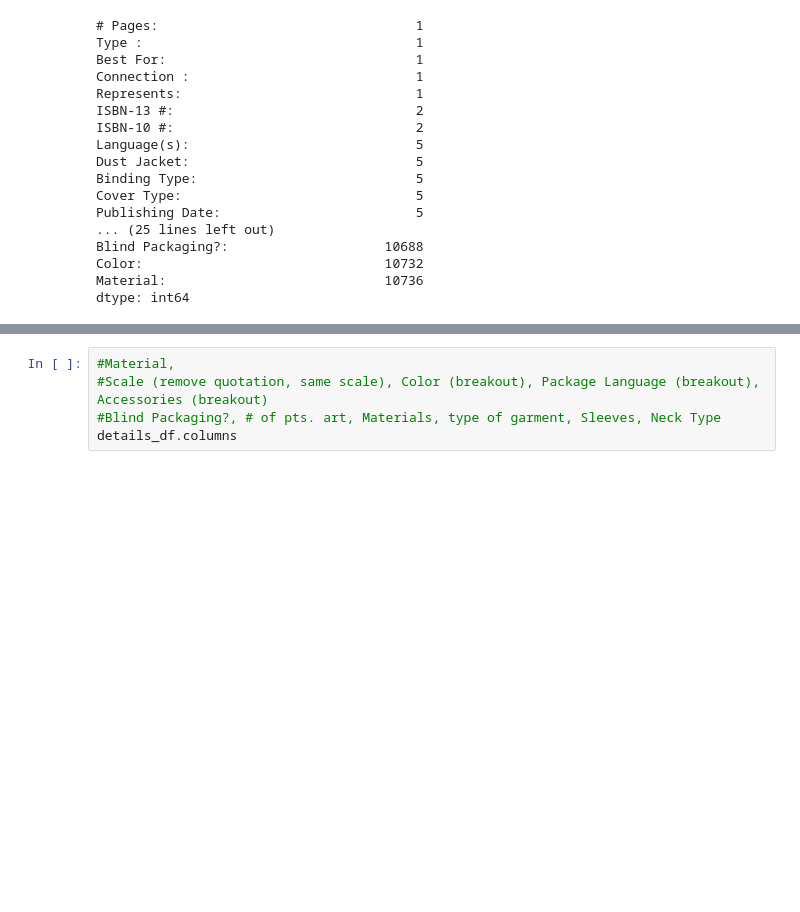
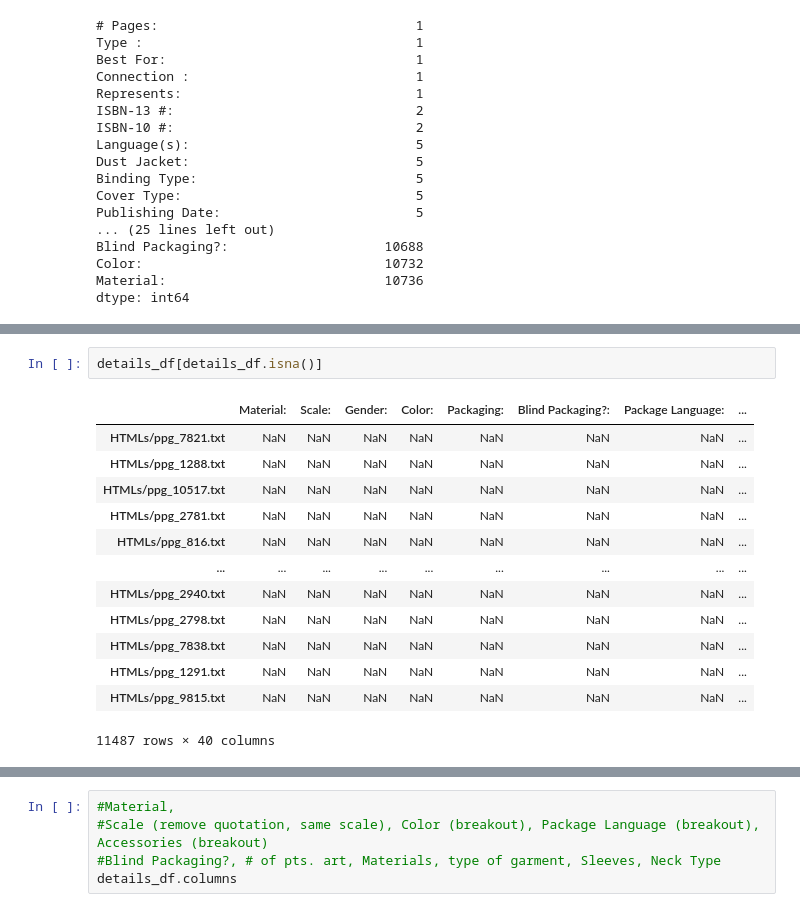
Before and after one commit to cttlc2u/proj2_funko, a Jupyter notebook: TS_Cleaning.ipynb, the cells around one changed output, grey strips where cells are left out. Saved outputs shown, nothing was run; the diff lists cells and outputs as text; blank space fills up the shorter version.

```diff
--- a/TS_Cleaning.ipynb
+++ b/TS_Cleaning.ipynb
@@ -325,0 +349,16 @@ dtype: int64
+# %%
+details_df[details_df.isna()]
+# %% [output]
+|  | Material: | Scale: | Gender: | Color: | Packaging: | Blind Packaging?: | Package Language: | ... |
+| HTMLs/ppg_7821.txt | NaN | NaN | NaN | NaN | NaN | NaN | NaN | ... |
+| HTMLs/ppg_1288.txt | NaN | NaN | NaN | NaN | NaN | NaN | NaN | ... |
+| HTMLs/ppg_10517.txt | NaN | NaN | NaN | NaN | NaN | NaN | NaN | ... |
+| HTMLs/ppg_2781.txt | NaN | NaN | NaN | NaN | NaN | NaN | NaN | ... |
+| HTMLs/ppg_816.txt | NaN | NaN | NaN | NaN | NaN | NaN | NaN | ... |
+| ... | ... | ... | ... | ... | ... | ... | ... | ... |
+| HTMLs/ppg_2940.txt | NaN | NaN | NaN | NaN | NaN | NaN | NaN | ... |
+| HTMLs/ppg_2798.txt | NaN | NaN | NaN | NaN | NaN | NaN | NaN | ... |
+| HTMLs/ppg_7838.txt | NaN | NaN | NaN | NaN | NaN | NaN | NaN | ... |
+| HTMLs/ppg_1291.txt | NaN | NaN | NaN | NaN | NaN | NaN | NaN | ... |
+| HTMLs/ppg_9815.txt | NaN | NaN | NaN | NaN | NaN | NaN | NaN | ... |
+11487 rows × 40 columns
```
Also changed, not shown: parts of 6 cells of this notebook.
